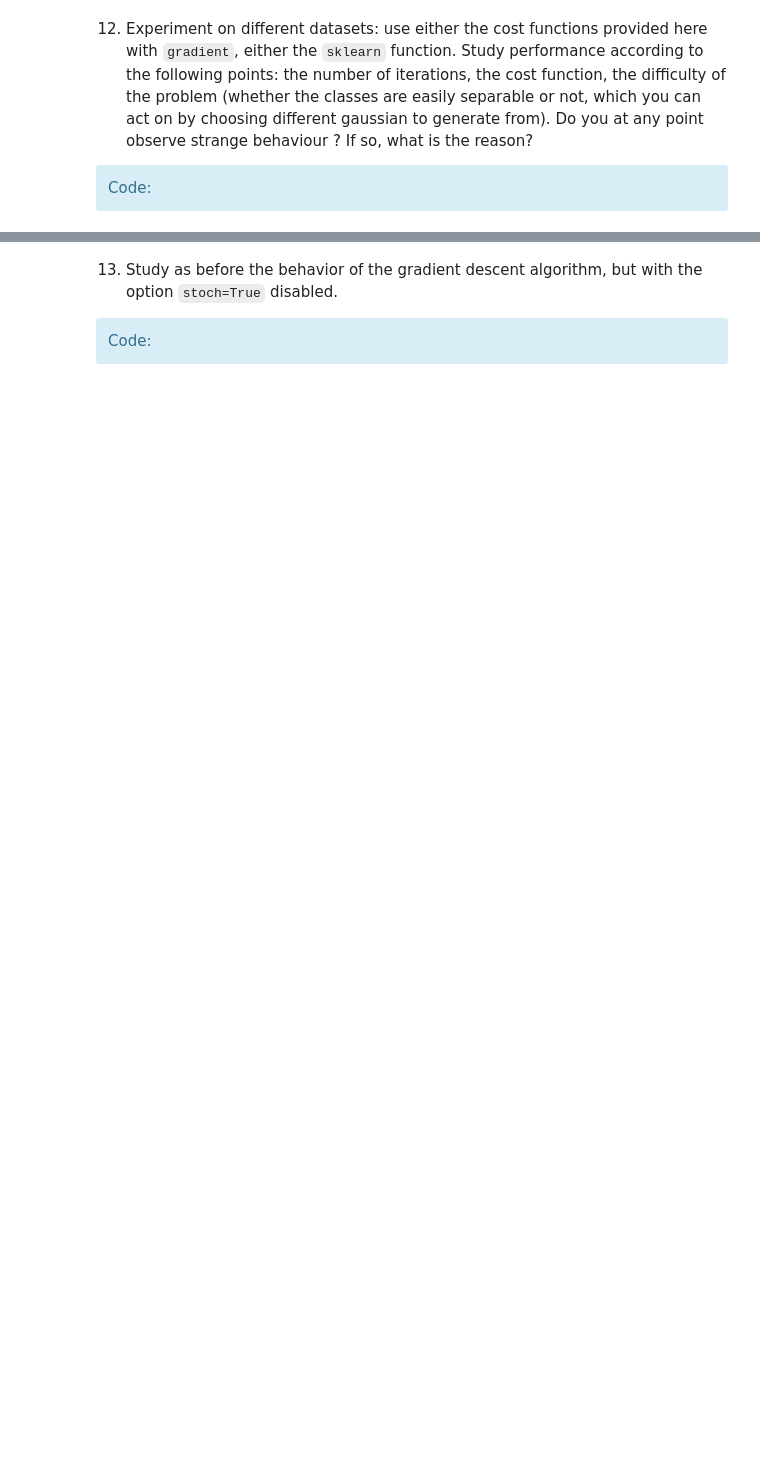
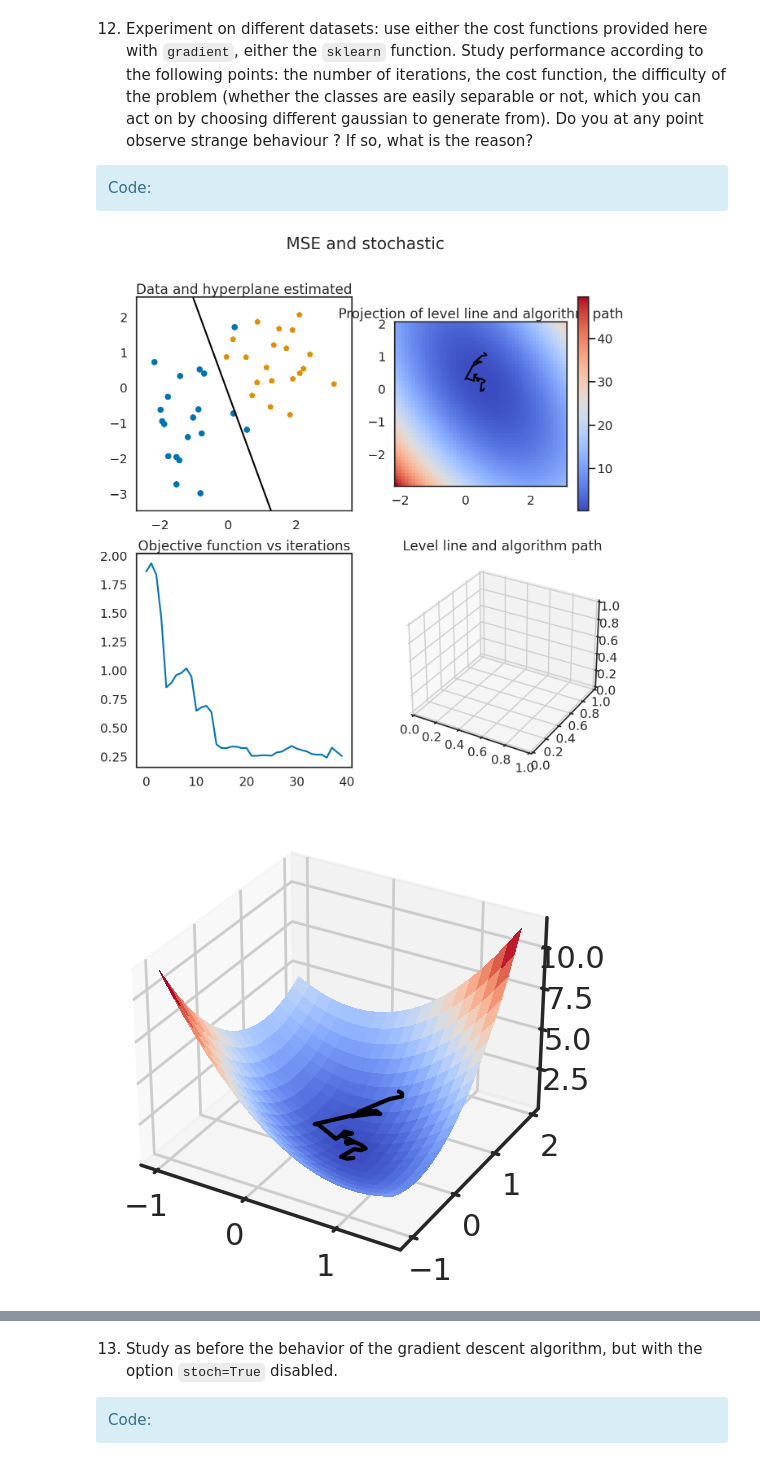
Before and after one commit to yurialvizi/SI221B-TP4, a Jupyter notebook: notebook.ipynb, the cells around one changed output, grey strips where cells are left out. Saved outputs shown, nothing was run; the diff lists cells and outputs as text; code cells hidden in the pictures; blank space fills up the shorter version.

```diff
--- a/notebook.ipynb
+++ b/notebook.ipynb
@@ -306,13 +418,13 @@ def mse_loss(x, y, w):
 def gr_hinge_loss(x, y, w):
     """Sub-gradient of the loss function hingeloss."""
     return np.dot(-y * (hinge_loss(x, y, w) > 0.),
-                  np.hstack((np.ones((x.shape[0], 1)), x)))
+                  np.concatenate(([1], x)))
 
 
 def gr_mse_loss(x, y, w):
     """Gradient of the least squares lost function."""
     return -2. * np.dot(y - predict(x, w),
-                        np.hstack((np.ones((x.shape[0], 1)), x)))
+                        np.concatenate(([1], x)))
 # %% [markdown]
 8) Suppose that $\mathbf{x} \in \mathbb{R}^p$ and $y \in \mathbb{R}$ are fixed. What is the nature of the functions $\mathbf{w} \mapsto \ell(\hat{f}_{\mathbf{w}}(\mathbf{x}),y)$ for the three losses studied: constant, linear, quadratic, piecewise constant, linear by pieces, quadratic by pieces, etc. ?
 
@@ -371,19 +493,30 @@ def gradient(x, y, eps, niter, w_ini, loss_fun, gr_loss_fun, stochastic=True):
     loss = np.zeros(niter)
     loss[0] = loss_fun(x, y, w[0]).mean()
 
-    for i in range(1, niter):
+    n = x.shape[0]
+
+    for j in range(1, niter):
+        w[j] = w[j-1]
         if stochastic: # Which indexes are we using in the SGD case ?
             '''
             Complete here
             '''
+            idx = np.random.randint(0, n)
+            w[j] = w[j] - eps * gr_loss_fun(x[idx], y[idx], w[j])
         else: # Which indexes are we using in the simple gradient case ?
             '''
             Complete here
             '''
+            for i in range(n):
+                w[j] = w[j] - eps * gr_loss_fun(x[i], y[i], w[j])
+
+
         # Update the weight and compute the new loss
         '''
         Complete here
         '''
+        loss[j] = loss_fun(x, y, w[j]).mean()
+
     return w, loss
 # %%
 print(X1[1])
@@ -545,13 +691,20 @@ def plot_cout3d(x, y, loss_fun, w):
             Code:</div>
 # %%
 epsilon = 0.05
-niter = 3
+niter = 40
 plt.figure(8, figsize=(15, 15))
 plt.suptitle('MSE and stochastic')
 
 '''
 Complete here
 '''
+w_mse_stoc, loss_mse_stoc = gradient(X1, y1, epsilon, niter, w_ini, mse_loss, gr_mse_loss, stochastic=True)
+
+plot_gradient(X1, y1, w_mse_stoc, loss_mse_stoc, mse_loss)
+
 plt.show()
+# %% [output]
+[figure, added]
+[figure, added]
 # %%
 epsilon = 0.05
```
Also changed, not shown: parts of 23 cells of this notebook.
